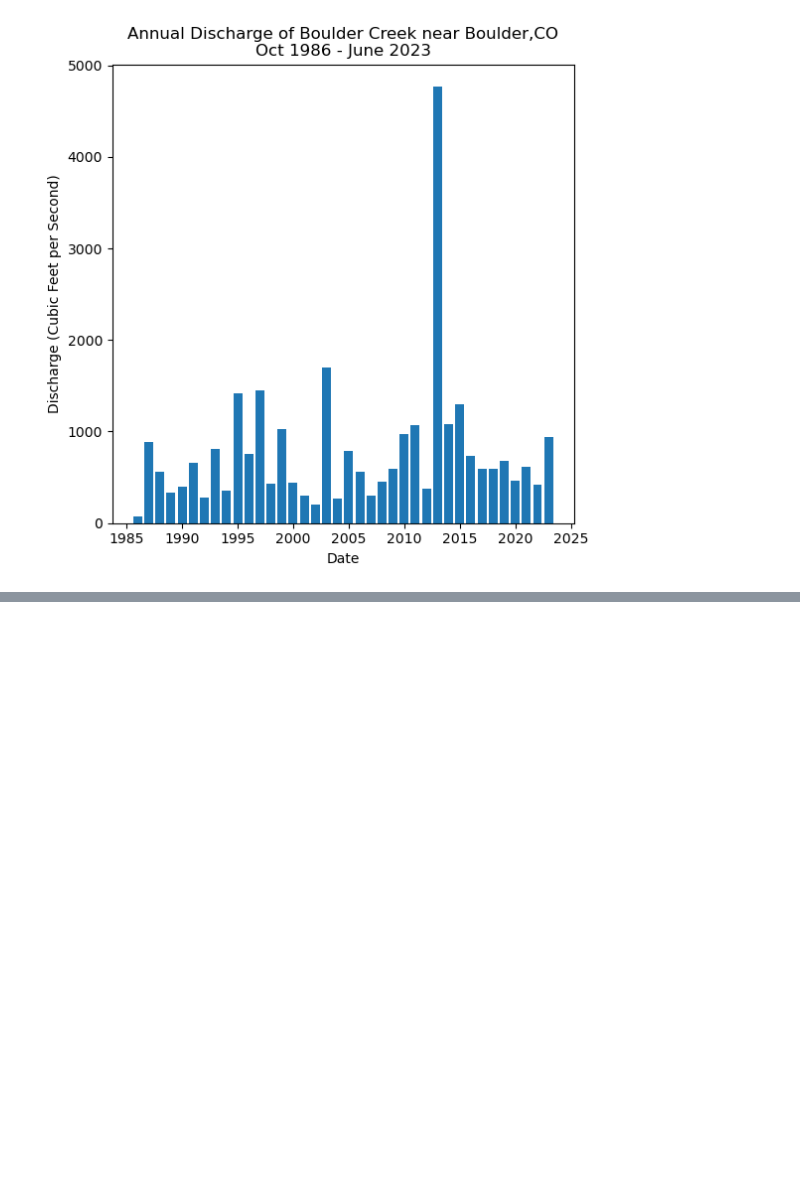
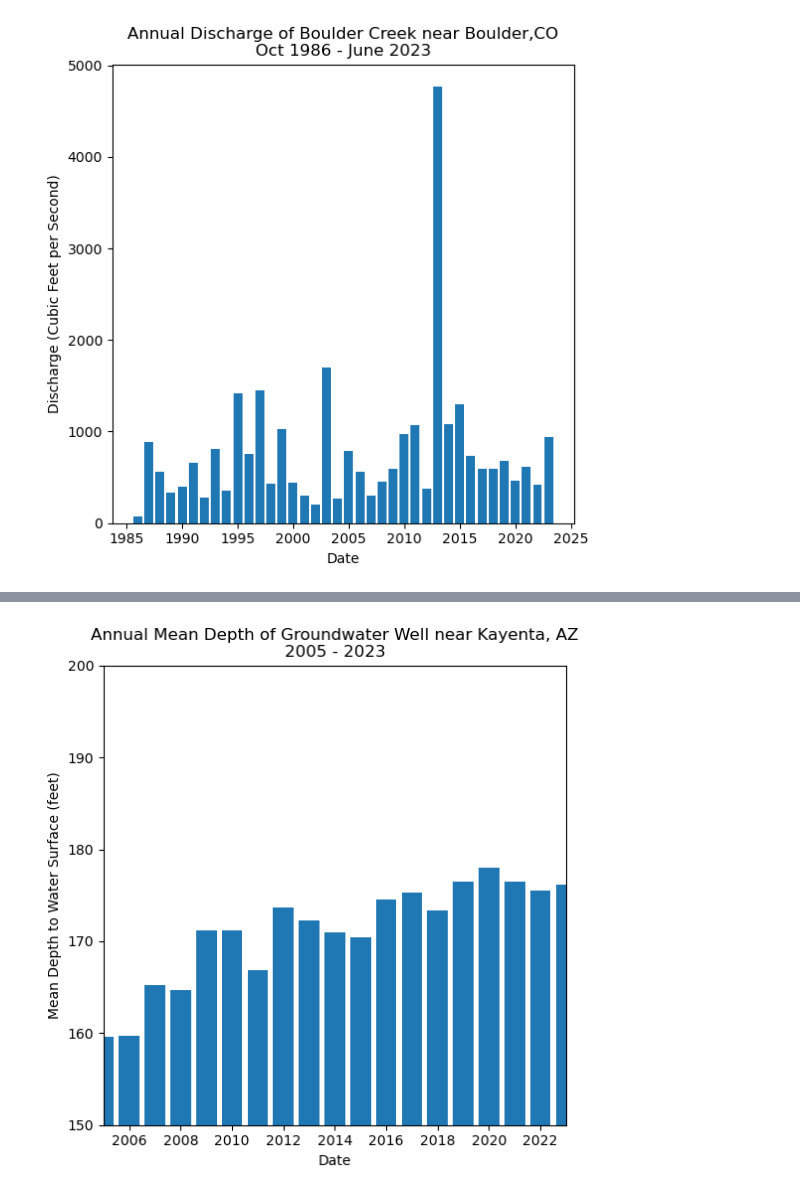
Before and after one commit to ScottNSheldon/time-series-data-ScottNSheldon, a Jupyter notebook: stars-02-time-series.ipynb, the cells around one changed output, grey strips where cells are left out. Cells and saved outputs as stored; diff of their text form; code cells hidden in the pictures; blank space fills up the shorter version.

```diff
--- a/stars-02-time-series.ipynb
+++ b/stars-02-time-series.ipynb
@@ -954,0 +1018,3 @@ plt.show()
+# %%
+kayenta_depth_annual = kayenta_depth[['Depth']].resample('YS').max()
+kayenta_depth_annual
@@ -954,0 +1040,13 @@ plt.show()
+# %%
+fig, ax = plt.subplots(figsize=(6,6))
+ax.bar(kayenta_depth_annual.index.year.values,
+       kayenta_depth_annual['Depth'].values)
+ax.set(xlabel="Date",
+       ylabel="Mean Depth to Water Surface (feet)",
+       title="Annual Mean Depth of Groundwater Well near Kayenta, AZ\n2005 - 2023")
+plt.ylim(150,200)
+plt.xlim (2005,2023)
+
+plt.show()
+# %% [output]
+[figure, added]
```
Also changed, not shown: parts of 6 cells of this notebook.
